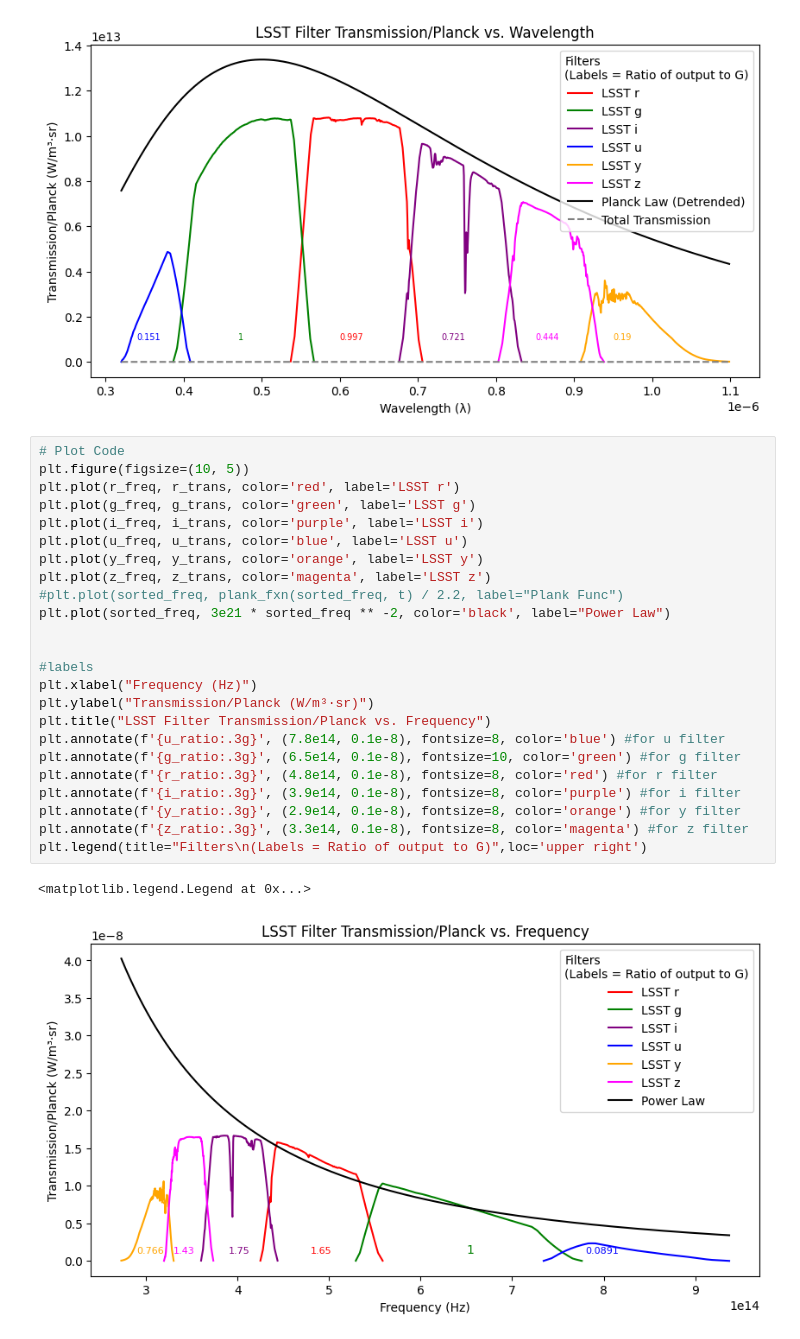
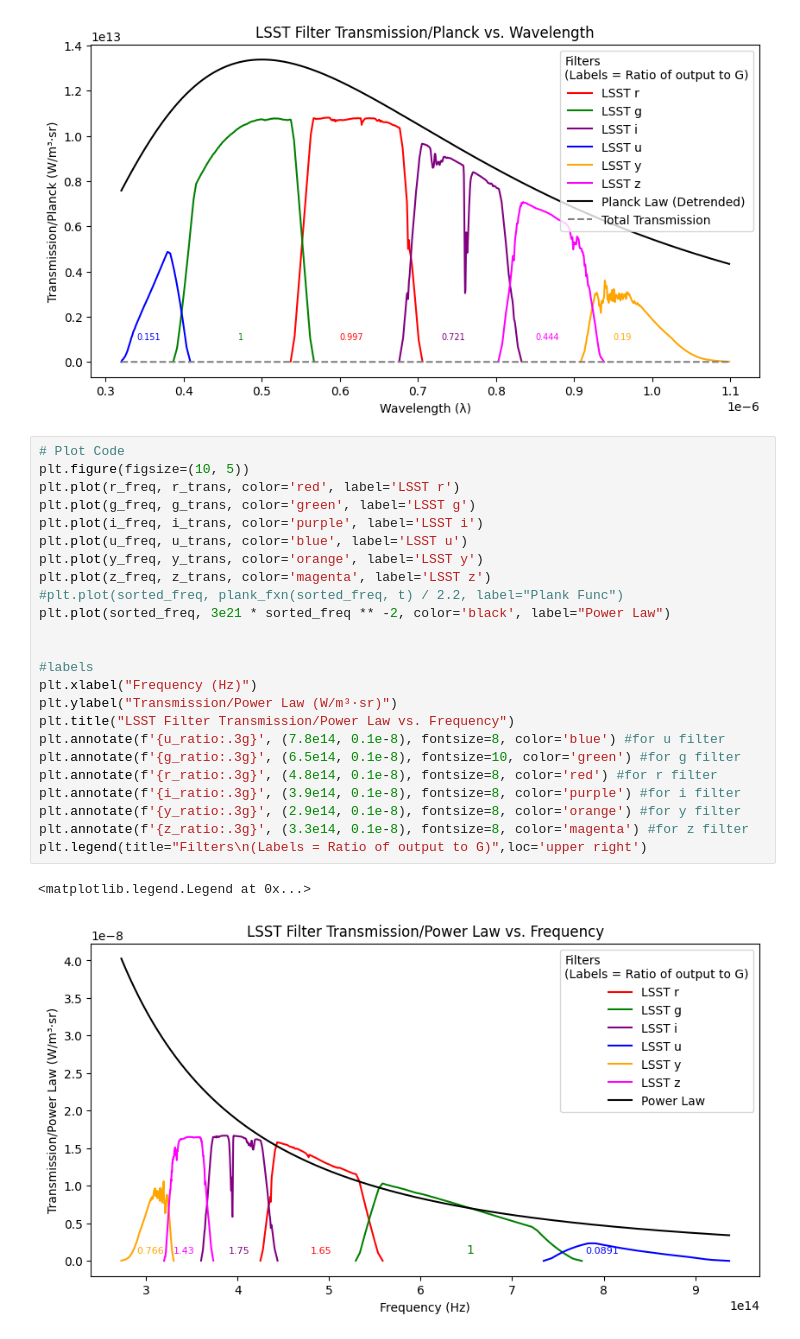
Before and after one commit to varunprit/Coding, a Jupyter notebook: mcfacts/LSST_eff.ipynb, the cells around one changed output. Drawn from its saved outputs; the diff is of its cells as text.

Commit message:
updated labels on graph

```diff
--- a/mcfacts/LSST_eff.ipynb
+++ b/mcfacts/LSST_eff.ipynb
@@ -170,27 +170,27 @@ plt.legend(title="Filters\n(Labels = Ratio of output to G)",loc='upper right')
 # %%
 # Plot Code
 plt.figure(figsize=(10, 5))
 plt.plot(r_freq, r_trans, color='red', label='LSST r')
 plt.plot(g_freq, g_trans, color='green', label='LSST g')
 plt.plot(i_freq, i_trans, color='purple', label='LSST i')
 plt.plot(u_freq, u_trans, color='blue', label='LSST u')
 plt.plot(y_freq, y_trans, color='orange', label='LSST y')
 plt.plot(z_freq, z_trans, color='magenta', label='LSST z')
 #plt.plot(sorted_freq, plank_fxn(sorted_freq, t) / 2.2, label="Plank Func")
 plt.plot(sorted_freq, 3e21 * sorted_freq ** -2, color='black', label="Power Law")
 
 
 #labels
 plt.xlabel("Frequency (Hz)")
-plt.ylabel("Transmission/Planck (W/m³·sr)")
-plt.title("LSST Filter Transmission/Planck vs. Frequency")
+plt.ylabel("Transmission/Power Law (W/m³·sr)")
+plt.title("LSST Filter Transmission/Power Law vs. Frequency")
 plt.annotate(f'{u_ratio:.3g}', (7.8e14, 0.1e-8), fontsize=8, color='blue') #for u filter
 plt.annotate(f'{g_ratio:.3g}', (6.5e14, 0.1e-8), fontsize=10, color='green') #for g filter
 plt.annotate(f'{r_ratio:.3g}', (4.8e14, 0.1e-8), fontsize=8, color='red') #for r filter
 plt.annotate(f'{i_ratio:.3g}', (3.9e14, 0.1e-8), fontsize=8, color='purple') #for i filter
 plt.annotate(f'{y_ratio:.3g}', (2.9e14, 0.1e-8), fontsize=8, color='orange') #for y filter
 plt.annotate(f'{z_ratio:.3g}', (3.3e14, 0.1e-8), fontsize=8, color='magenta') #for z filter
 plt.legend(title="Filters\n(Labels = Ratio of output to G)",loc='upper right')
 # %% [output]
 <matplotlib.legend.Legend at 0x...>
-[figure, old version]
+[figure, new version]
```
